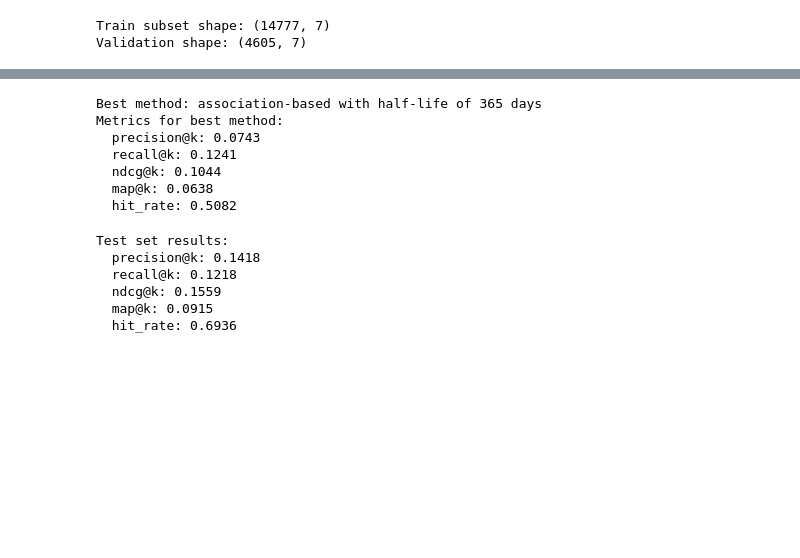
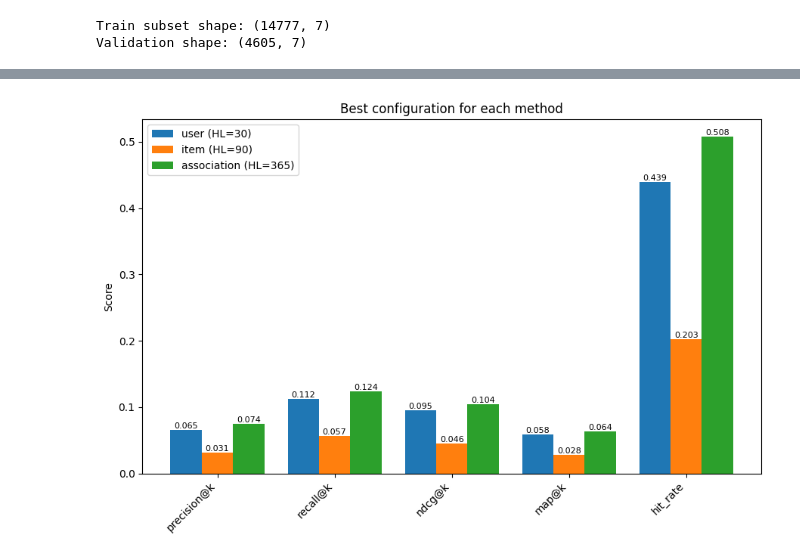
Before and after one commit to KendrickLamawr/Rec-System-for-Grocery-store, a Jupyter notebook: MBD_2025_Tri1_assignment3b_group02_code.ipynb, the cells around one changed output, grey strips where cells are left out. Saved outputs shown, nothing was run; the diff lists cells and outputs as text; code cells hidden in the pictures; blank space fills up the shorter version.

```diff
--- a/MBD_2025_Tri1_assignment3b_group02_code.ipynb
+++ b/MBD_2025_Tri1_assignment3b_group02_code.ipynb
@@ -994,5 +938,3 @@ Moving on, we redefine our recommendation function and fix some of the issue fro
-# %%
-rules_df = pd.read_excel('association_rules.xlsx')
 # %%
 def generate_association_recommendations(rules_df, user_item_matrix, user_id, top_n=5):
     """
@@ -1369,11 +1303,13 @@ def evaluate_recommender(train_df, validation_df, half_life_days, method='user',
         recalls = []
         ndcgs = []
         avg_precisions = []
+        user_ndcg_list = []
 
         for recs, acts in zip(all_recommendations, all_actuals):
             precisions.append(precision_at_k(recs, acts, k))
             recalls.append(recall_at_k(recs, acts, k))
             ndcgs.append(ndcg_at_k(recs, acts, k))
+            user_ndcg_list.append(ndcg_at_k(recs, acts, k))
             avg_precisions.append(average_precision_at_k(recs, acts, k))
 
         # Average metrics
@@ -1382,7 +1318,8 @@ def evaluate_recommender(train_df, validation_df, half_life_days, method='user',
             'recall@k': np.mean(recalls),
             'ndcg@k': np.mean(ndcgs),
             'map@k': np.mean(avg_precisions),
-            'hit_rate': hit_rate(all_recommendations, all_actuals)
+            'hit_rate': hit_rate(all_recommendations, all_actuals),
+            'user_ndcg@k': user_ndcg_list
         }
 
     return results
@@ -1586,3 +1574,41 @@ best_methods = {
+# %%
+import matplotlib.pyplot as plt
+import numpy as np
+
+def best_methods_barchart(best_methods, figsize=(9, 6)):
+    """
+    best_methods = {'user': (best_hl_user,   best_metrics_dict),
+                    'item': (best_hl_item,   …),
+                    'association': (best_hl_as, …)}
+    """
+    metrics = ['precision@k', 'recall@k', 'ndcg@k', 'map@k', 'hit_rate']
+    methods  = list(best_methods.keys())
+    x        = np.arange(len(metrics))
+    width    = 0.8 / len(methods)     # keeps bars inside axis
+
+    plt.figure(figsize=figsize)
+    for idx, method in enumerate(methods):
+        hl, vals_dict = best_methods[method]
+        vals = [vals_dict[m] for m in metrics]
+        bars = plt.bar(x + idx*width, vals, width,
+                       label=f'{method} (HL={hl})')
+        # annotate each bar
+        for bar in bars:
+            height = bar.get_height()
+            plt.text(bar.get_x() + bar.get_width()/2, height,
+                     f'{height:.3f}', ha='center', va='bottom', fontsize=8)
+
+    plt.xticks(x + width*(len(methods)-1)/2, metrics, rotation=45, ha='right')
+    plt.ylabel('Score')
+    plt.title('Best configuration for each method')
+    plt.legend()
+    plt.tight_layout()
+    plt.show()
+
+# ── call after best_methods is built ─────────────────
+best_methods_barchart(best_methods)
+# %% [output]
+[figure, added]
 # %%
 best_method = max(best_methods.keys(), key=lambda m: best_methods[m][1]['ndcg@k'])
 best_half_life = best_methods[best_method][0]
@@ -1591,14 +1617,6 @@ print(f"\nBest method: {best_method}-based with half-life of {best_half_life} da
 print(f"Metrics for best method:")
 for metric, value in best_methods[best_method][1].items():
     print(f"  {metric}: {value:.4f}")
-# %% [output]
-Best method: association-based with half-life of 365 days
-Metrics for best method:
-  precision@k: 0.0743
-  recall@k: 0.1241
-  ndcg@k: 0.1044
-  map@k: 0.0638
-  hit_rate: 0.5082
 # %%
 test_results = test_on_test_set(
     train_df, test_df, best_half_life, best_method,
@@ -1609,13 +1627,6 @@ test_results = test_on_test_set(
 print("\nTest set results:")
 for metric, value in test_results.items():
     print(f"  {metric}: {value:.4f}")
-# %% [output]
-Test set results:
-  precision@k: 0.1418
-  recall@k: 0.1218
-  ndcg@k: 0.1559
-  map@k: 0.0915
-  hit_rate: 0.6936
 # %%
 user_id = 1004
 user_item_matrix = create_user_item_matrix(train_df, half_life_days=best_half_life)
```
Also changed, not shown: parts of 21 cells of this notebook.
